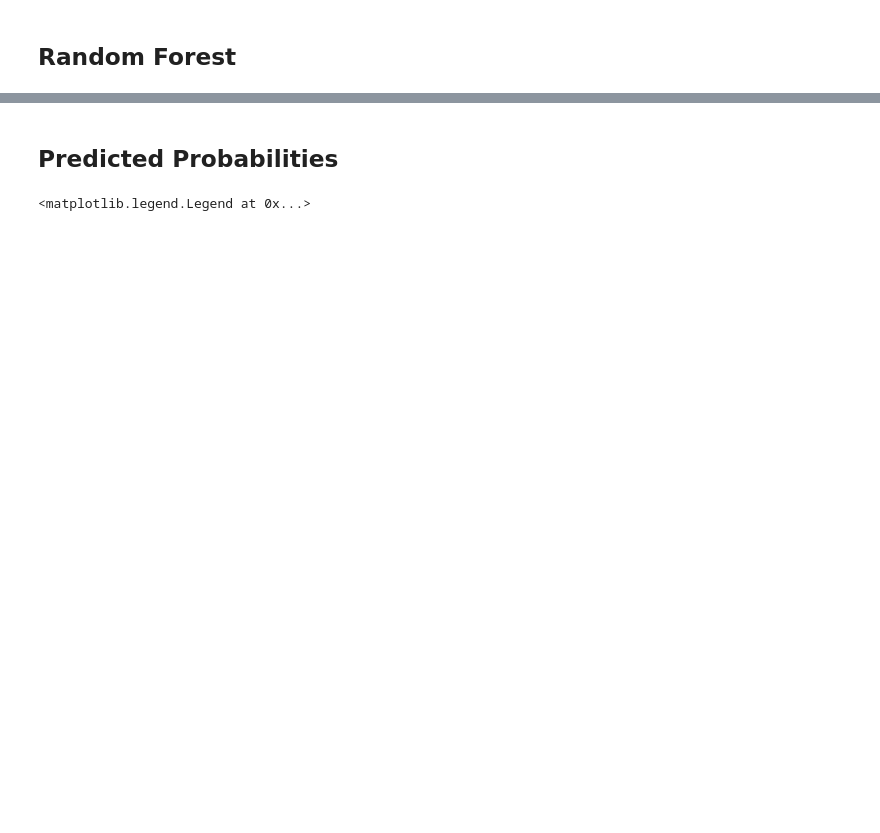
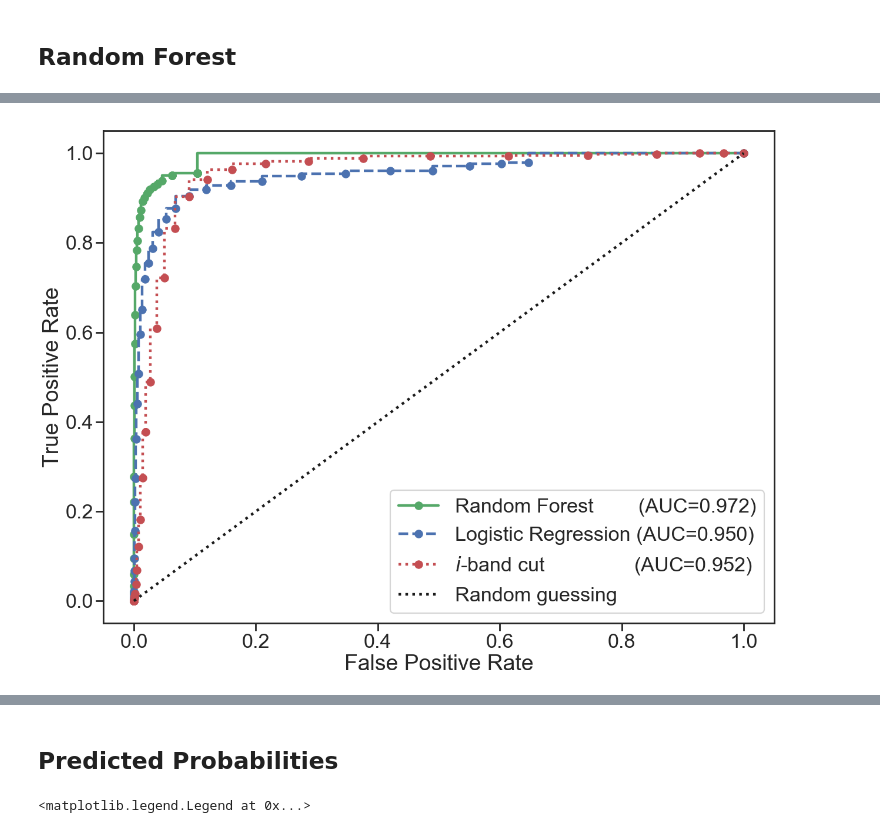
Before and after one commit to yluo54301/dwarf_photo-z, a Jupyter notebook: dwarfz/catalog_only_classifier/classifier_comparison.ipynb, the cells around one changed output, grey strips where cells are left out. Drawn from its saved outputs; the diff is of its cells as text; code cells hidden in the pictures; blank space fills up the shorter version.

```diff
--- a/dwarfz/catalog_only_classifier/classifier_comparison.ipynb
+++ b/dwarfz/catalog_only_classifier/classifier_comparison.ipynb
@@ -489,0 +452,45 @@ plt.legend(loc="best")
+# %%
+AUC_RF = sklearn.metrics.roc_auc_score(df_results.target, df_results.RF_prob)
+plt.plot(FPR_RF, TPR_RF,
+         marker="o", color=color_RF, label="Random Forest        (AUC={:.3f})".format(AUC_RF),
+         drawstyle="steps-post",
+         linewidth=linewidth,
+
+)
+
+AUC_LR = sklearn.metrics.roc_auc_score(df_results.target, df_results.LR_prob)
+plt.plot(FPR_LR, TPR_LR,
+         marker="o", color=color_LR, label="Logistic Regression (AUC={:.3f})".format(AUC_LR),
+         linestyle="dashed",
+         drawstyle="steps-post",
+         linewidth=linewidth,
+
+)
+AUC_i_mag = sklearn.metrics.roc_auc_score(df_results.target, df_results.i_mag_prob)
+plt.plot(FPR_i_mag, TPR_i_mag,
+         marker="o", color=color_MC, label="$i$-band cut                (AUC={:.3f})".format(AUC_i_mag),
+         linestyle="dotted",
+         drawstyle="steps-post",
+         linewidth=linewidth,
+
+)
+
+plt.plot([0,1], [0,1 ], linestyle="dotted", color="k", label="Random guessing",
+         linewidth=linewidth,
+        )
+
+
+plt.xlabel("False Positive Rate")
+plt.ylabel("True Positive Rate")
+# plt.xlim(0,1)
+# plt.ylim(0,1)
+
+
+plt.legend(loc="best")
+
+filename = "plots_for_thesis/ROC-all"
+plt.tight_layout()
+plt.savefig(filename + ".pdf")
+plt.savefig(filename + ".png")
+# %% [output]
+[figure, added]
```
Also changed, not shown: parts of 77 cells of this notebook, 5 other files.
